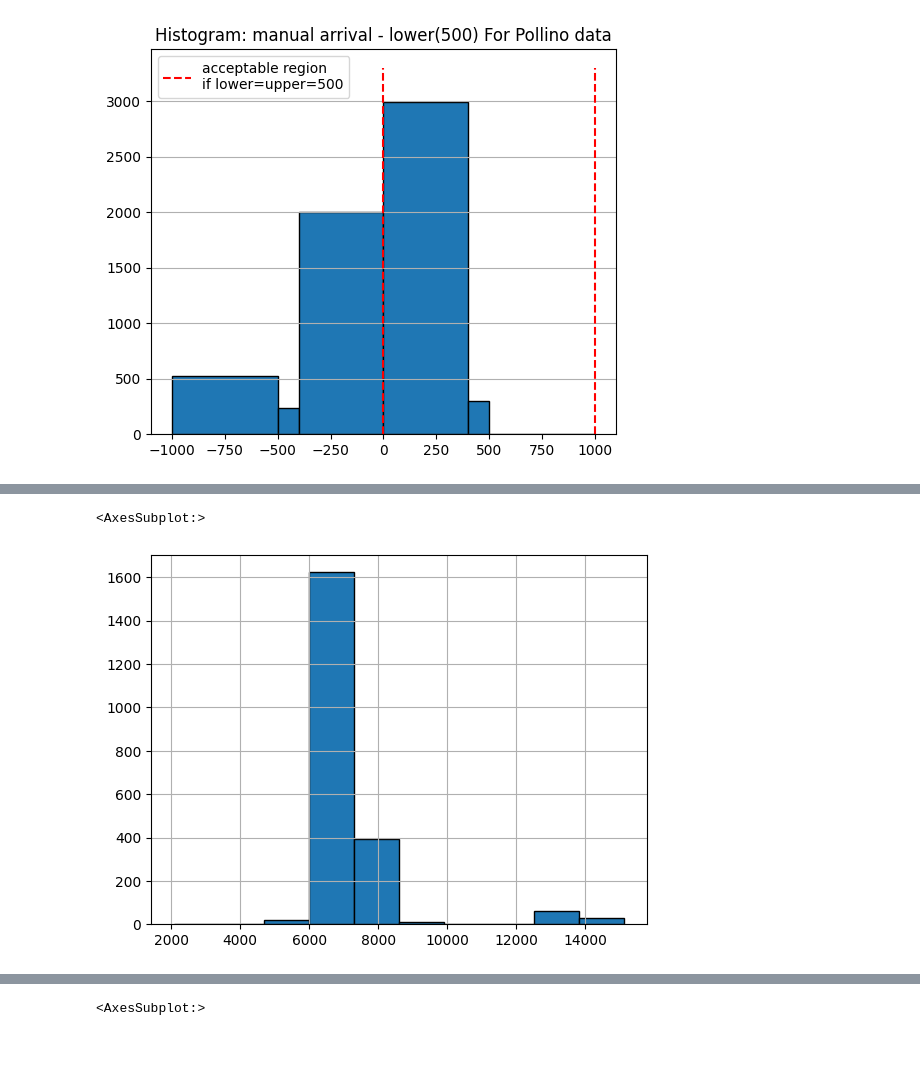
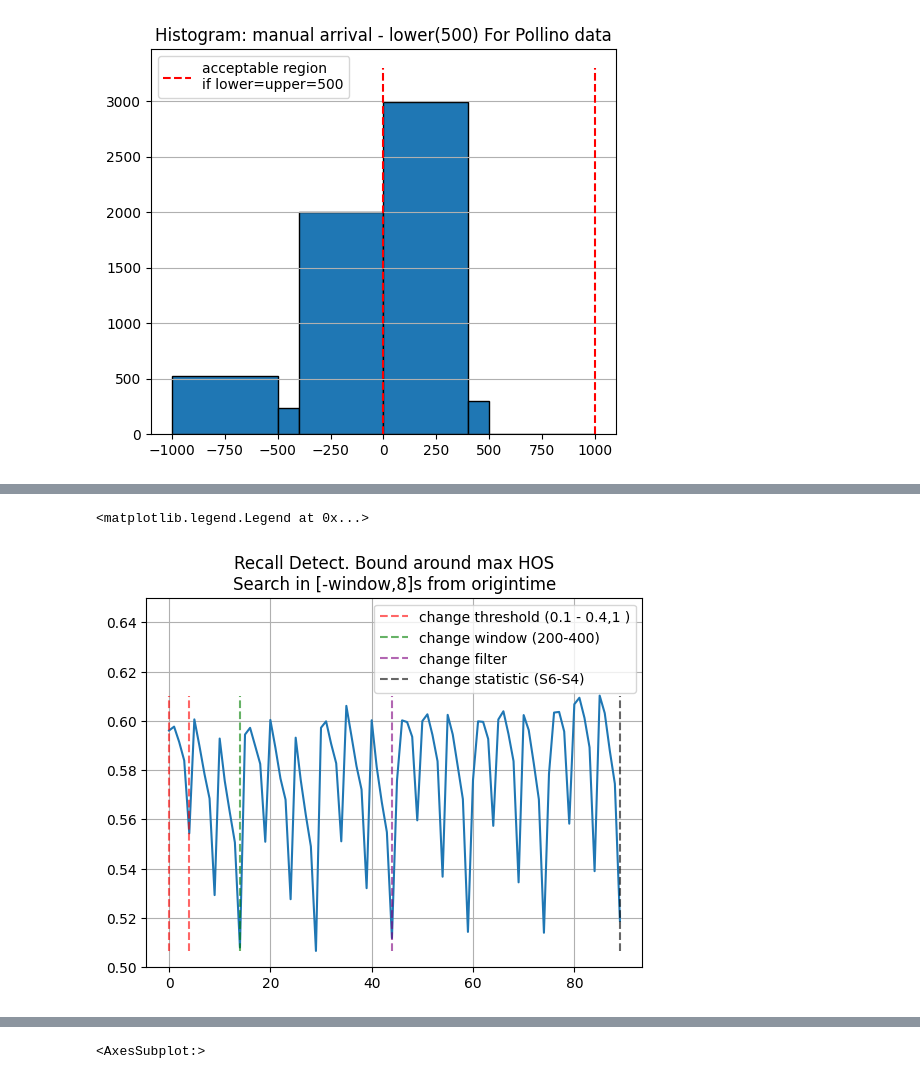
Before and after one commit to Nemenick/primoprogetto, a Jupyter notebook: Codici/_DETECT_HOS.ipynb, the cells around one changed output, grey strips where cells are left out. Cells and saved outputs as stored; diff of their text form; code cells hidden in the pictures; blank space fills up the shorter version.

```diff
--- a/Codici/_DETECT_HOS.ipynb
+++ b/Codici/_DETECT_HOS.ipynb
@@ -179,9 +101,9 @@ plt.vlines(183,0,1000)
 # %%
 import pandas as pd
 
-ons_2 = pd.read_csv("/home/silvia/Desktop/ONSET_HOS/ONSET_DETECT_alredypicked_get_onset_3_bound500_search_after_origintimes.csv")
+ons_2 = pd.read_csv("/home/silvia/Desktop/ONSET_HOS/ONSET_DETECT_alredypicked_get_onset_4_search_intorno_maxhos_bound200_plus_window_after_origintime_entro_8_s_dopo.csv")
 # %%
-bonta_th = 20
+bonta_th = 40
 
 recall = []
 precision = []
@@ -227,5 +115,18 @@ vedok = "stat: S_6 type_filter: bandpass filter freq: [0.5, 25] window_width: 20
-# %%
-(ons_2["trace_P_arrival_sample"][ons_2[vedok]<0] - ons_2[vedok][ons_2[vedok]<0]).hist(edgecolor="black")
-# %% [output]
-<AxesSubplot:>
-[figure, removed]
+# %%
+import matplotlib.pyplot as plt
+import numpy as np
+min_ = np.min(recall)
+max_ = np.max(recall)
+plt.plot(recall[::])
+
+plt.grid()
+plt.vlines([0,4],min_,max_, color="red", zorder=51-1, alpha=0.6, linestyle="--", label="change threshold (0.1 - 0.4,1 )")
+plt.vlines([14,],min_,max_, color="green", zorder=51-1, alpha=0.6, linestyle="--", label="change window (200-400)")
+plt.vlines(44,min_,max_, color="purple", zorder=51-1, alpha=0.6, linestyle="--", label="change filter")
+plt.vlines(89,min_,max_, color="black", zorder=51-1, alpha=0.6, linestyle="--", label="change statistic (S6-S4)")
+plt.ylim([0.5,0.65])
+plt.title("Recall Detect. Bound around max HOS\nSearch in [-window,8]s from origintime")
+plt.legend()
+# %% [output]
+<matplotlib.legend.Legend at 0x...>
+[figure, added]
```
Also changed, not shown: parts of 18 cells of this notebook, 2 other files.
